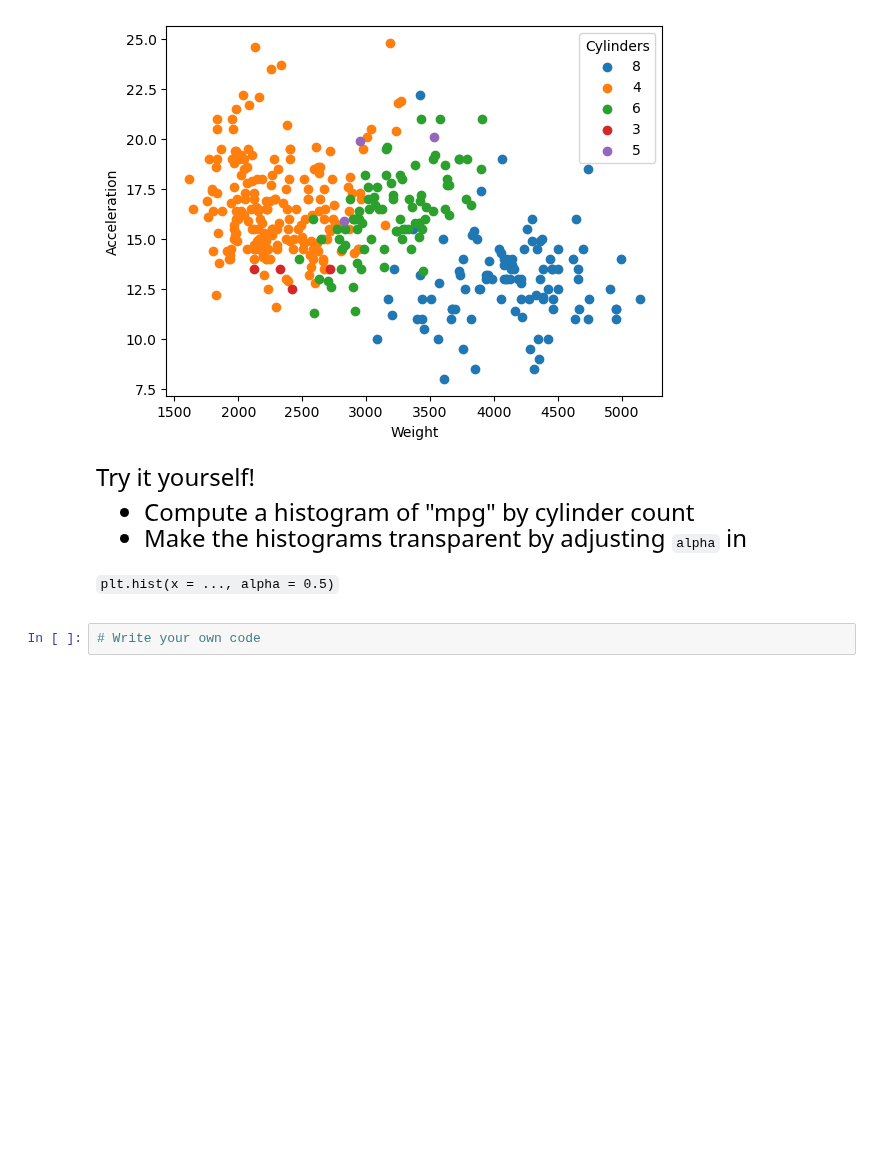
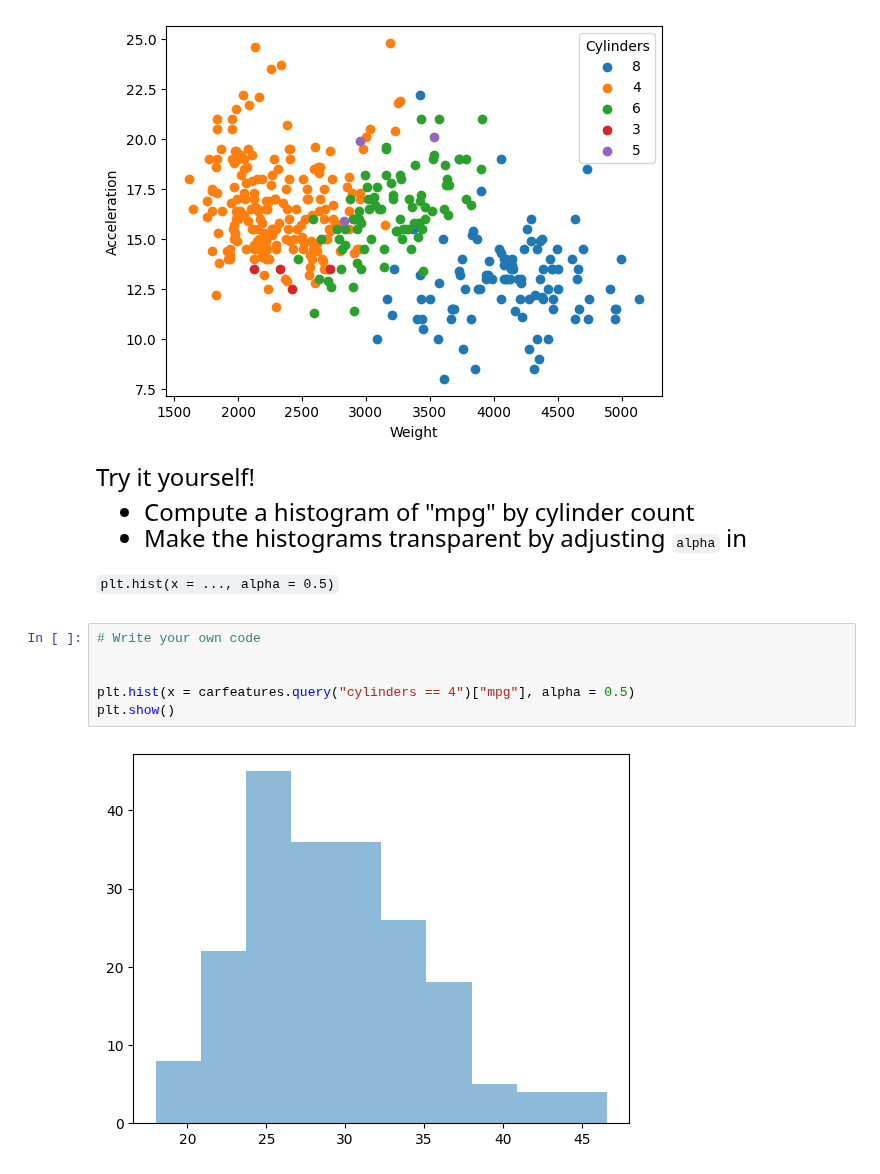
Before and after one commit to apastor03/datasci530fall2026, a Jupyter notebook: Lecture 02/Lecture 2c - Visualizing Subsetted Data.ipynb, the cells around one changed output. Drawn from its saved outputs; the diff is of its cells as text; blank space fills up the shorter version.

````diff
--- a/Lecture 02/Lecture 2c - Visualizing Subsetted Data.ipynb
+++ b/Lecture 02/Lecture 2c - Visualizing Subsetted Data.ipynb
@@ -82,5 +82,11 @@ Try it yourself!
 - Make the histograms transparent by adjusting ```alpha``` in
 
  ```plt.hist(x = ..., alpha = 0.5)```
-# %%
-# Write your own code
+# %%
+# Write your own code
+
+
+plt.hist(x = carfeatures.query("cylinders == 4")["mpg"], alpha = 0.5)
+plt.show()
+# %% [output]
+[figure, added]
````
Also changed, not shown: 3 other files.
